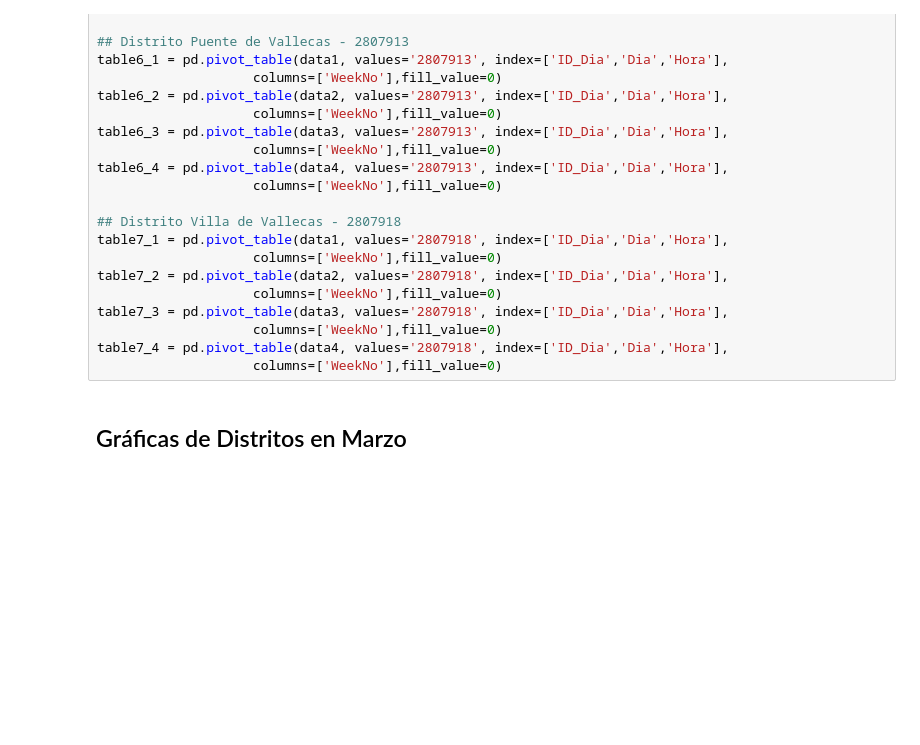
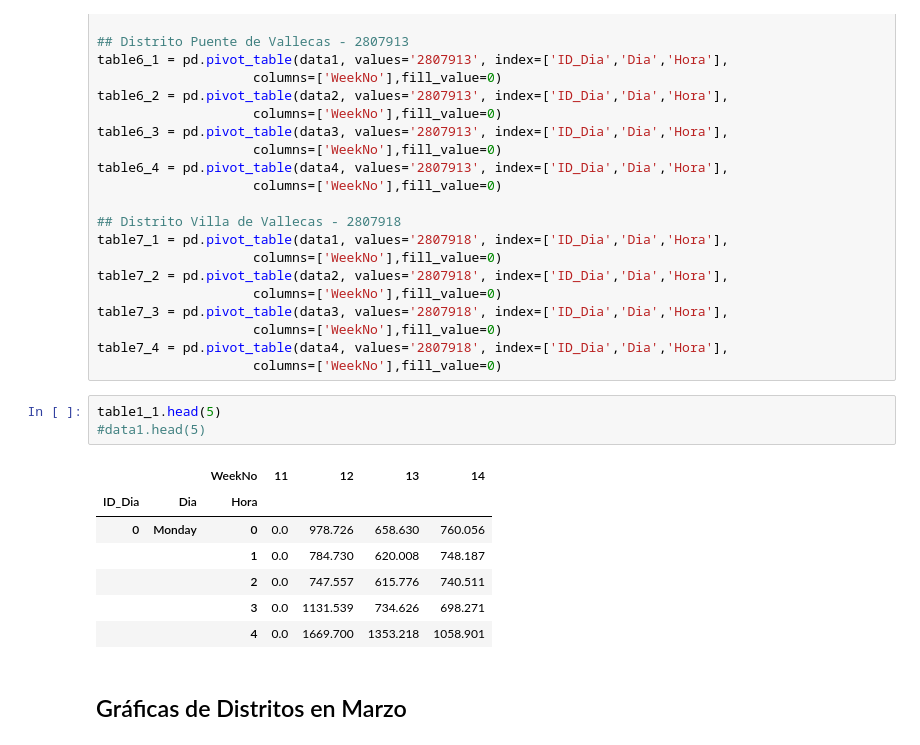
Before and after one commit to Jhonvalencia77/2do_avance, a Jupyter notebook: Patrones_1.ipynb, the cells around one changed output. Saved outputs shown, nothing was run; the diff lists cells and outputs as text; blank space fills up the shorter version.

```diff
--- a/Patrones_1.ipynb
+++ b/Patrones_1.ipynb
@@ -102,6 +102,17 @@ table7_3 = pd.pivot_table(data3, values='2807918', index=['ID_Dia','Dia','Hora']
                     columns=['WeekNo'],fill_value=0)
 table7_4 = pd.pivot_table(data4, values='2807918', index=['ID_Dia','Dia','Hora'],
                     columns=['WeekNo'],fill_value=0)
+# %%
+table1_1.head(5)
+#data1.head(5)
+# %% [output]
+|  |  | WeekNo | 11 | 12 | 13 | 14 |
+| ID_Dia | Dia | Hora |  |  |  |  |
+| 0 | Monday | 0 | 0.0 | 978.726 | 658.630 | 760.056 |
+|  |  | 1 | 0.0 | 784.730 | 620.008 | 748.187 |
+|  |  | 2 | 0.0 | 747.557 | 615.776 | 740.511 |
+|  |  | 3 | 0.0 | 1131.539 | 734.626 | 698.271 |
+|  |  | 4 | 0.0 | 1669.700 | 1353.218 | 1058.901 |
 # %% [markdown]
 ## Gráficas de Distritos en Marzo
 # %%
```
Also changed, not shown: 1 other file.
